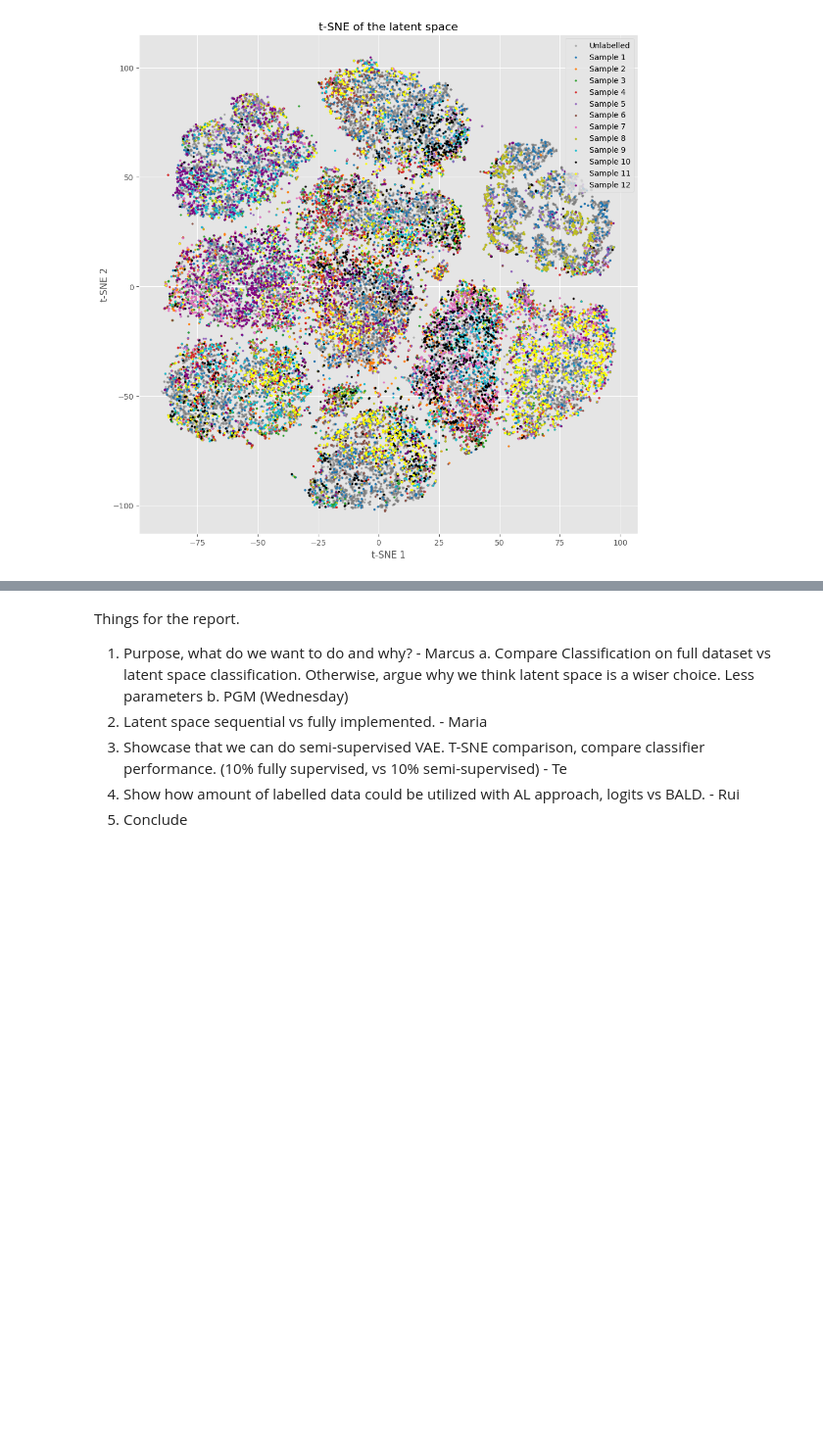
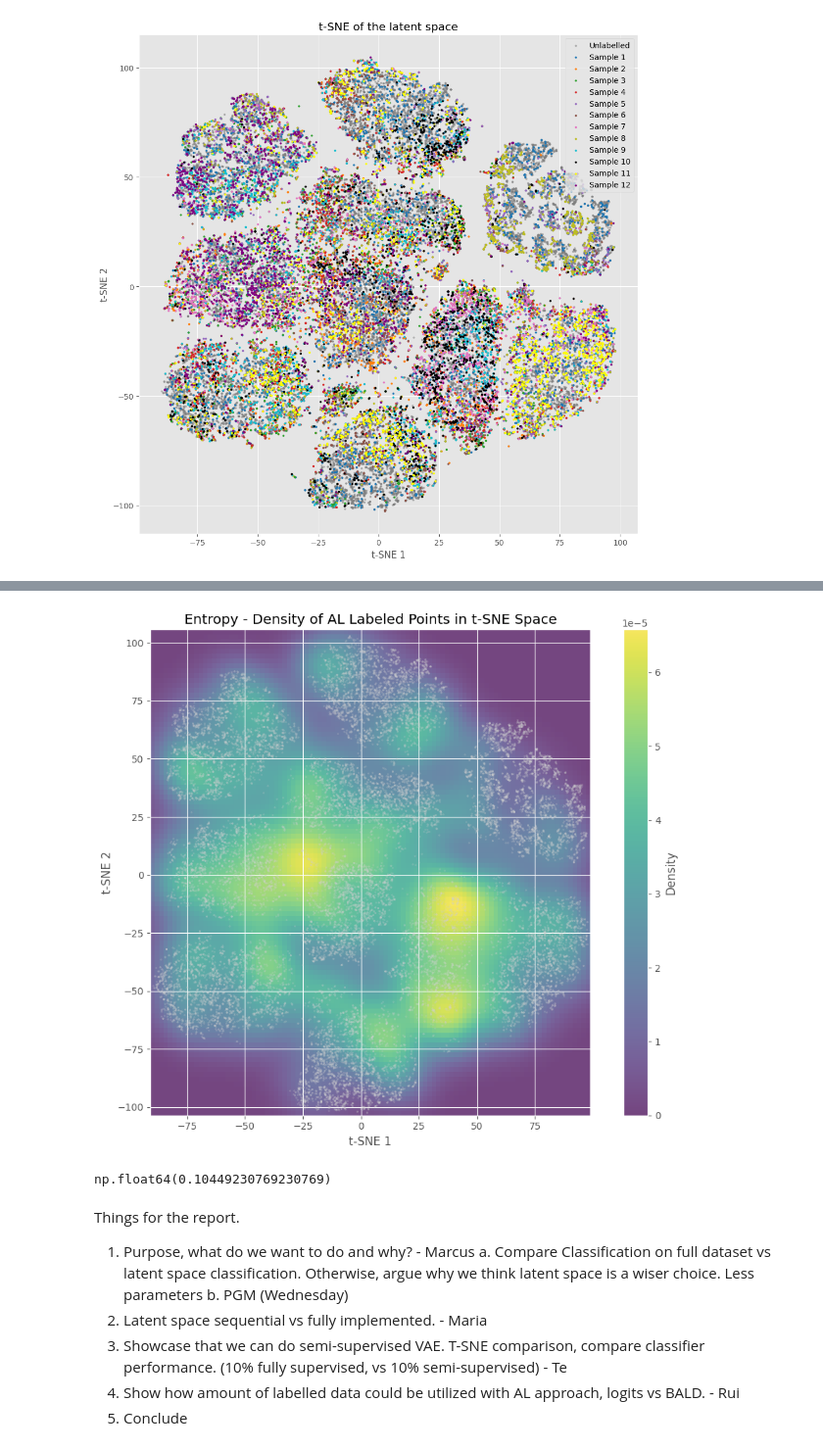
Before and after one commit to teisnotte/model-based-machine-learning-ssvae, a Jupyter notebook: ssVAE_mabeng.ipynb, the cells around one changed output, grey strips where cells are left out. Shown at 98% size. Saved outputs shown, nothing was run; the diff lists cells and outputs as text; code cells hidden in the pictures; blank space fills up the shorter version.

```diff
--- a/ssVAE_mabeng.ipynb
+++ b/ssVAE_mabeng.ipynb
@@ -1084,3 +1071,13 @@ plt.show()
+# %%
+fig = create_density_heatmap(z_all_tsne, idxs_hist_BALD, title="Entropy")
+plt.show()
+# %% [output]
+[figure, added]
+# %%
+cols = sample_hist(idxs_hist)
+sum(cols == 1)/len(cols)
+# %% [output]
+np.float64(0.10449230769230769)
 # %% [markdown]
 Things for the report.
 1. Purpose, what do we want to do and why? - Marcus
```
Also changed, not shown: parts of 5 cells of this notebook.
